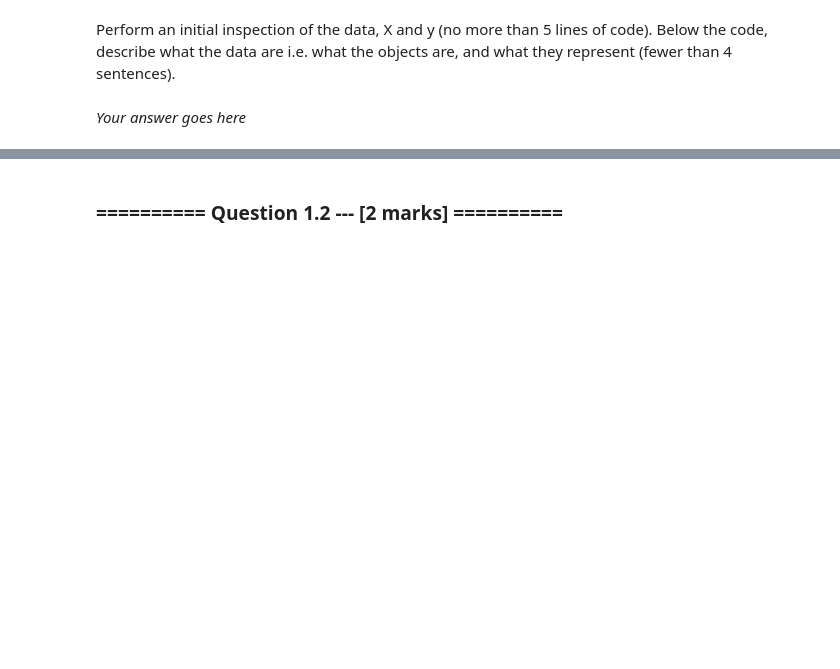
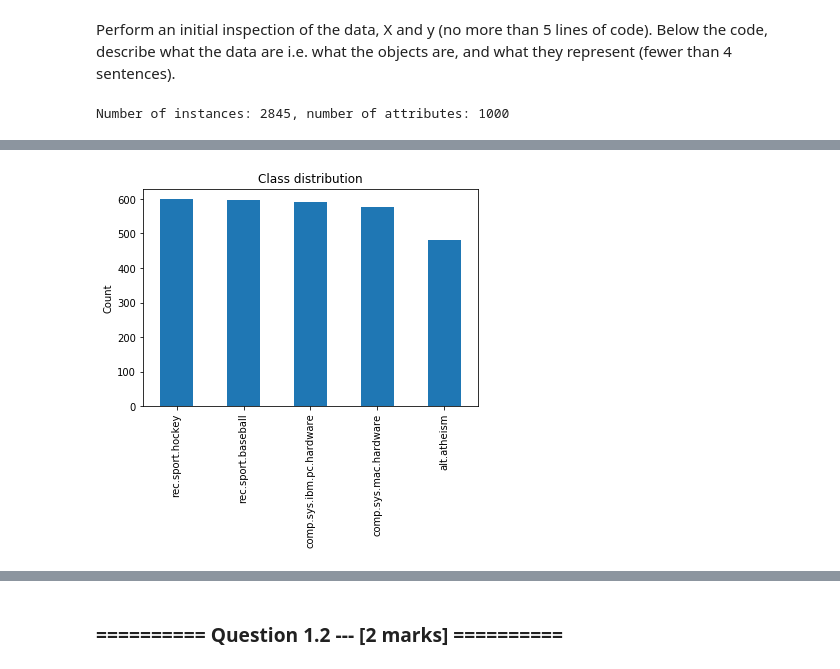
Before and after one commit to ShootingSpace/Machine-learning-practical-with-scikit-learn, a Jupyter notebook: 09_Assignment_4.ipynb, the cells around one changed output, grey strips where cells are left out. Saved outputs shown, nothing was run; the diff lists cells and outputs as text; code cells hidden in the pictures; blank space fills up the shorter version.

```diff
--- a/09_Assignment_4.ipynb
+++ b/09_Assignment_4.ipynb
@@ -72,3 +70,18 @@ from __future__ import print_function, division
+# %%
+# Your code goes here
+import os
+import numpy as np
+import pandas as pd
+pd.set_option('display.max_columns', None)
+import matplotlib.pyplot as plt
+import seaborn as sns
+from sklearn.model_selection import train_test_split
+from sklearn.preprocessing import LabelEncoder
+from sklearn.neighbors import KNeighborsClassifier
+from sklearn.metrics import confusion_matrix, log_loss
+from sklearn.cluster import KMeans
+from sklearn.metrics import adjusted_rand_score
+from sklearn.decomposition import PCA
 # %% [markdown]
 ## Description of the datasets
 
@@ -144,2 +155,9 @@ Perform an initial inspection of the data, X and y (no more than 5 lines of code
-# %% [markdown]
-*Your answer goes here*
+# %%
+# Your code goes here
+print('Number of instances: {}, number of attributes: {}'.format(X.shape[0], X.shape[1]))
+pd.Series(y).value_counts().plot(kind='bar')
+plt.ylabel('Count')
+plt.title('Class distribution')
+X.describe()
+# %% [output]
+Number of instances: 2845, number of attributes: 1000
@@ -145,0 +173 @@ Perform an initial inspection of the data, X and y (no more than 5 lines of code
+[figure, added]
```
Also changed, not shown: parts of 8 cells of this notebook.
